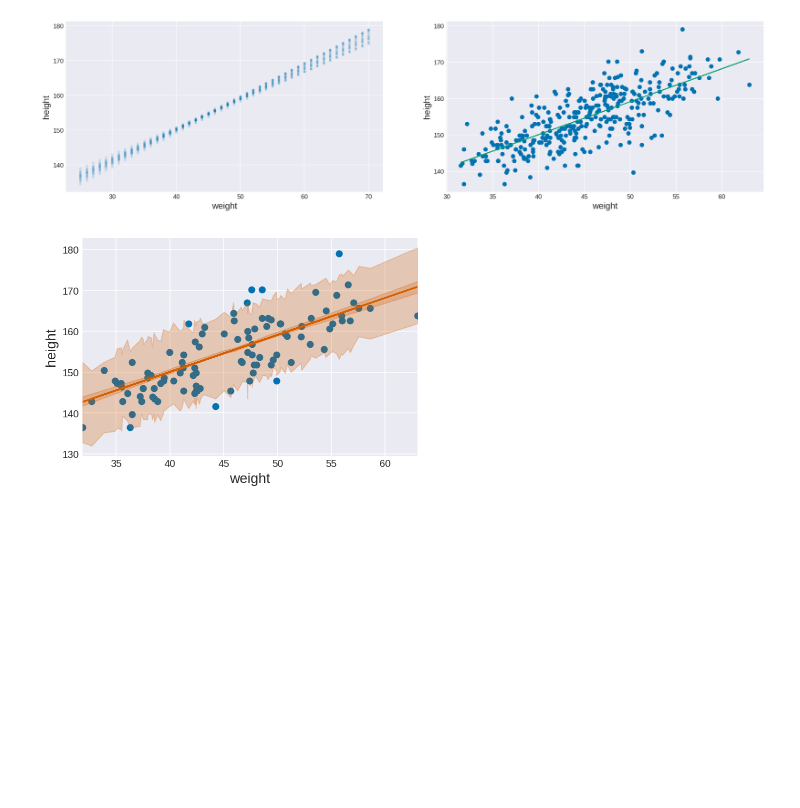
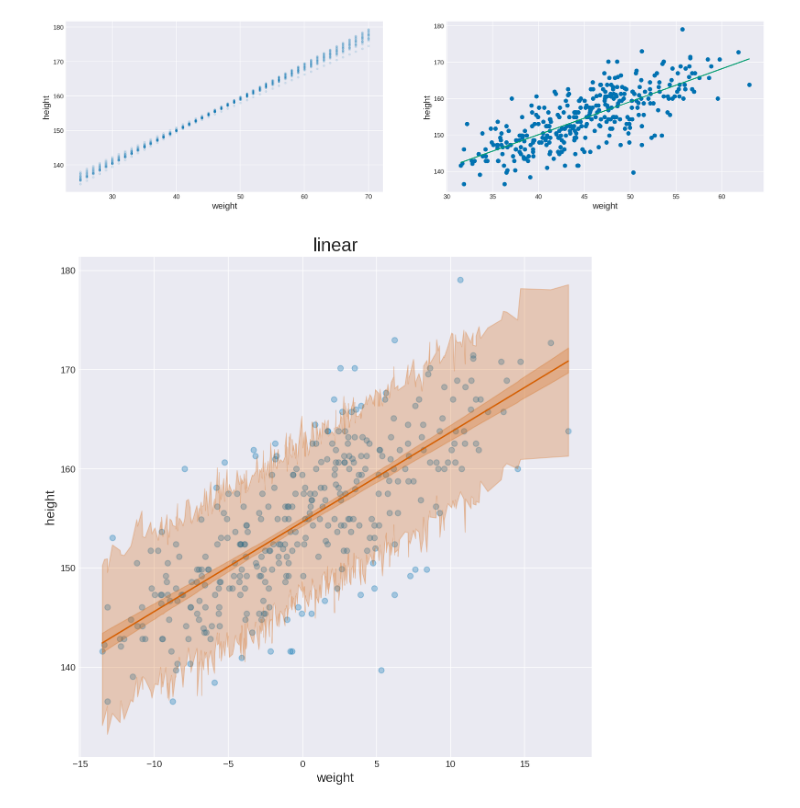
Before and after one commit to yebenbenben/Statistical-Rethinking-with-Python-and-PyMC3, a Jupyter notebook: Ch4.ipynb, the cells around one changed output. Cells and saved outputs as stored; diff of their text form; code cells hidden in the pictures; blank space fills up the shorter version.

```diff
--- a/Ch4.ipynb
+++ b/Ch4.ipynb
@@ -51,3 +51,18 @@ import seaborn as sns
 
 %config InlineBackend.figure_format = 'retina'
 plt.style.use(['seaborn-colorblind', 'seaborn-darkgrid'])
+# %%
+def plot(x, y, mu_pred, y_pred, title, ax):
+  idx = np.argsort(x.values)
+  x_ord = x.values[idx]
+  y_pred_hpd_ord = az.hdi(y_pred, .89)[idx]
+  mu_hpd_ord = az.hdi(mu_pred, .89)[idx]
+  mu_mean_ord = np.mean(mu_pred, axis=0)[idx]
+
+  ax.scatter(x, y, c='C0', alpha=0.3)
+  ax.plot(x_ord, mu_mean_ord, color='C2')
+  ax.fill_between(x_ord, mu_hpd_ord[:,0], mu_hpd_ord[:,1], color='C2', alpha=0.25)
+  ax.fill_between(x_ord, y_pred_hpd_ord[:,0], y_pred_hpd_ord[:,1], color='C2', alpha=0.25)
+  ax.set_xlabel('weight', fontsize=14)
+  ax.set_ylabel('height', fontsize=14)
+  ax.set_title(title, fontsize=20)
@@ -70,7 +87,7 @@ with pm.Model() as m_4_4_2:
     alpha = pm.Normal('alpha', mu=178, sd=20)
     beta = pm.Normal('beta', mu=0, sd=1)
     sigma = pm.Uniform('sigma', lower=0, upper=50)
-    mu = alpha + beta * d2.weight_c
+    mu = pm.Deterministic('mu', alpha + beta * d2.weight_c)
     height = pm.Normal('height', mu=mu, sd=sigma, observed=d2.height)
     trace_4_4_2 = pm.sample(1000, tune=1000)
 # %% [output]
@@ -133,4 +151,5 @@ Text(0, 0.5, 'height')
 # Now we are going to use sample_ppc() from PyCM3.
 # This function give us posterior predictive samples, that is for each value of the input variable we get the a sample (from the posterior) of the output variable.
 # Thus in the following example the shape of height_pred['height_hat'].shape is (200, 352)
-height_pred = pm.sample_ppc(trace_4_4_2, 200, m_4_4_2)
+predictive_4_4_2 = pm.sample_ppc(trace_4_4_2, 200, m_4_4_2)
+mu_pred_4_4_2 = trace_4_4_2['mu']
@@ -140,19 +156,9 @@ mu_hpd = pm.hpd(mu_pred.T, 0.89)
 # %%
-N = 100
-idx = np.argsort(d2.weight.values[:N])
-d2_weight_ord = d2.weight.values[:N][idx]
-height_pred_hpd_ord = height_pred_hpd[idx]
-
 # The solid line is the average line for mean height
 # The narrow shadow is the distribution of 89% interval of mu
 # The wider shaded region is the 89% interval of the actual height at each weight
-
-plt.scatter(d2.weight[:N], d2.height[:N])
-plt.plot(d2.weight[:N], trace_4_4_2['alpha'].mean() + trace_4_4_2['beta'].mean() * d2.weight_c[:N], color='C2')
-plt.fill_between(weigth_seq, mu_hpd[:,0], mu_hpd[:,1], color='C2', alpha=0.25)
-plt.fill_between(d2_weight_ord, height_pred_hpd_ord[:,0], height_pred_hpd_ord[:,1], color='C2', alpha=0.25)
-plt.xlabel('weight', fontsize=14)
-plt.ylabel('height', fontsize=14)
-plt.xlim(d2.weight[:N].min(), d2.weight[:N].max());
+fig = plt.figure(figsize=(10, 10))
+ax = fig.add_subplot(111)
+plot(d2.weight_c, d2.height, mu_pred_4_4_2, predictive_4_4_2['height'], 'linear', ax)
 # %% [output]
-[figure, old version]
+[figure, new version]
```
Also changed, not shown: parts of 12 cells of this notebook.
